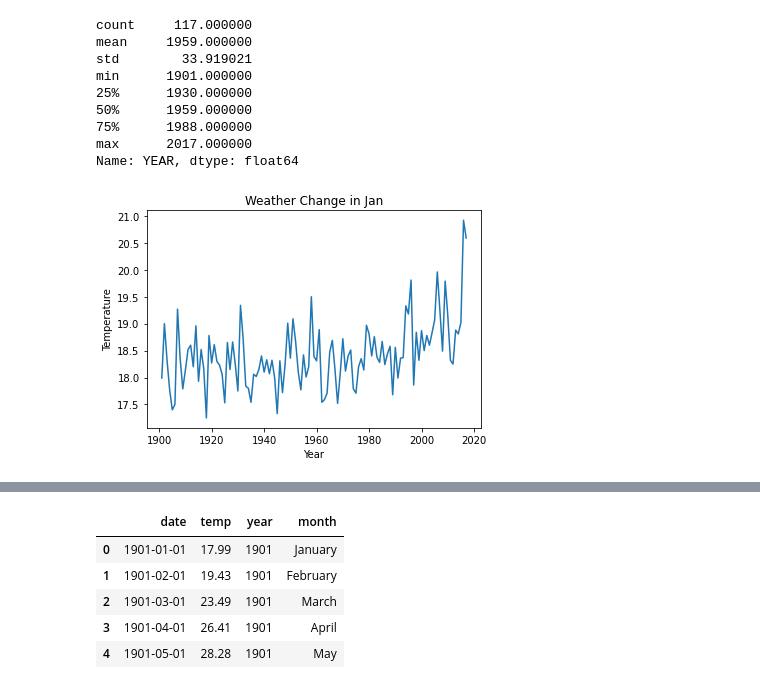
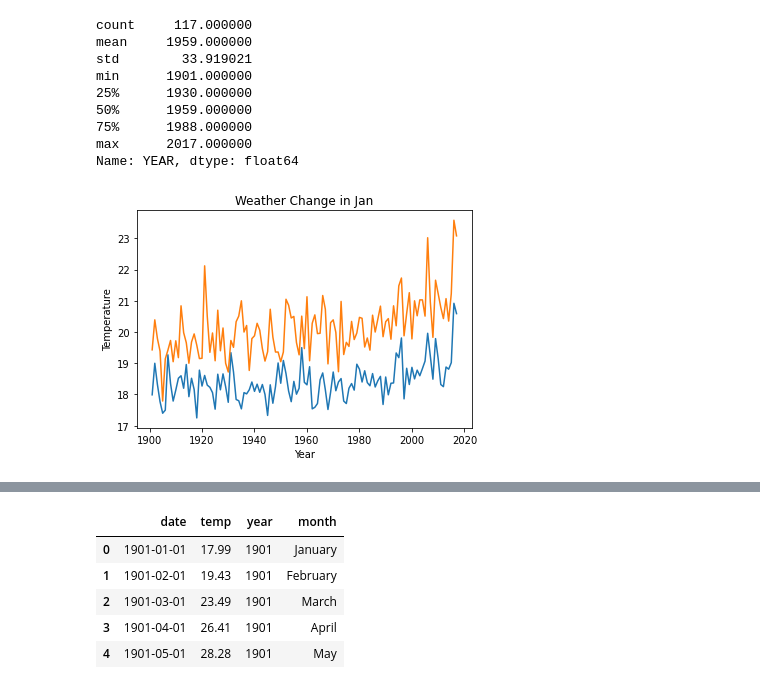
Before and after one commit to jiin-son/weather_india, a Jupyter notebook: Explanatory_Data_Analysis.ipynb, the cells around one changed output, grey strips where cells are left out. Drawn from its saved outputs; the diff is of its cells as text; code cells hidden in the pictures.

```diff
--- a/Explanatory_Data_Analysis.ipynb
+++ b/Explanatory_Data_Analysis.ipynb
@@ -52,9 +52,10 @@ max      2017.000000
 Name: YEAR, dtype: float64
 # %%
 plt.plot(df['YEAR'], df['JAN'])
+plt.plot(df['YEAR'], df['FEB'])
 plt.title('Weather Change in Jan')
 plt.xlabel('Year')
 plt.ylabel('Temperature')
 plt.show()
 # %% [output]
-[figure, old version]
+[figure, new version]
```
Also changed, not shown: parts of 4 cells of this notebook.
